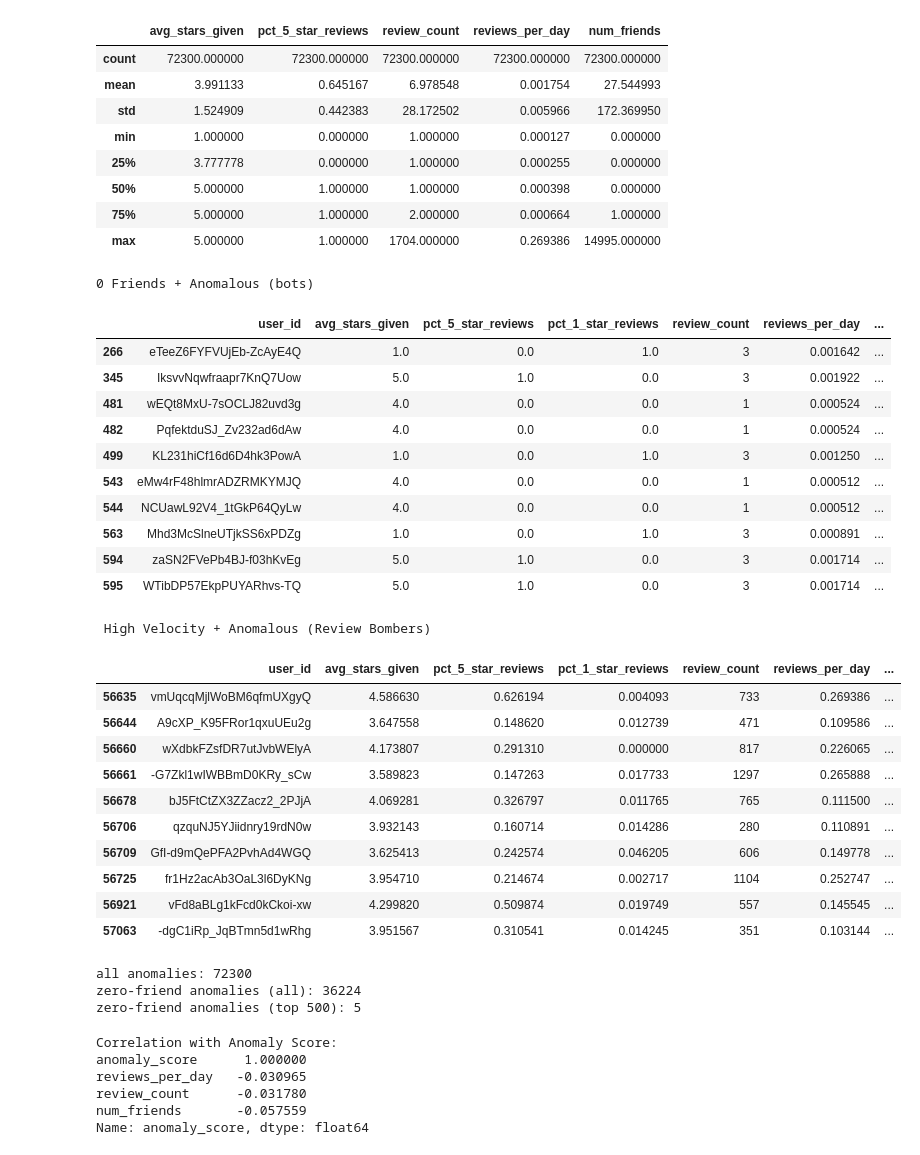
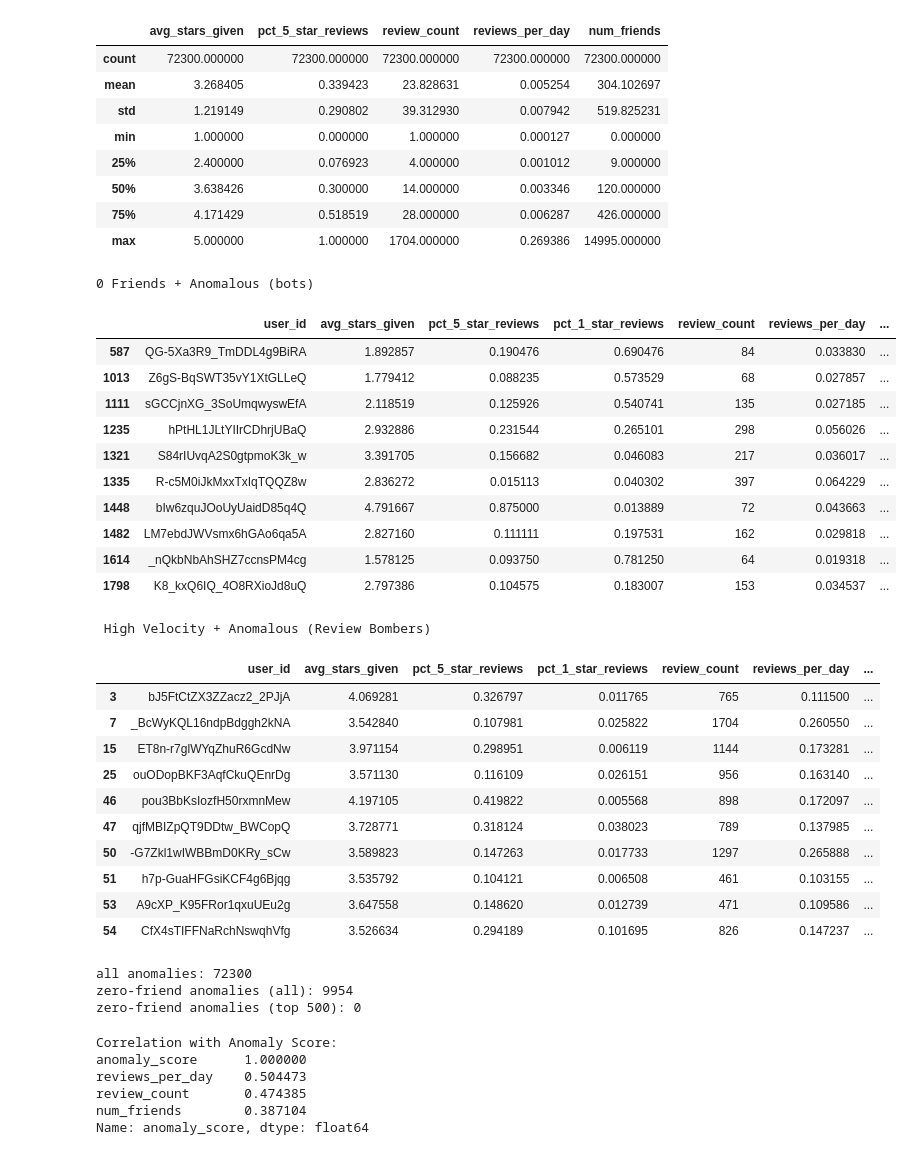
Before and after one commit to lpakingan/DATA228_GroupProject, a Jupyter notebook: notebooks/user_anomaly_analysis.ipynb, the cells around one changed output. Saved outputs shown, nothing was run; the diff lists cells and outputs as text; code cells hidden in the pictures.

```diff
--- a/notebooks/user_anomaly_analysis.ipynb
+++ b/notebooks/user_anomaly_analysis.ipynb
@@ -1,9 +1,7 @@
 # %%
 import pandas as pd
 
-#df = pd.read_parquet("../outputs/user_anomaly_scores.parquet")
-# Comment out for comparison purposes
-df = pd.read_parquet("../outputs/user_anomaly_scores_winner.parquet")
+df = pd.read_parquet("../outputs/user_anomaly_scores.parquet")
 
 df.head()
 # %% [output]
@@ -45,71 +108,62 @@ df[df["is_anomaly"] == 1][[
 # %% [output]
 |  | avg_stars_given | pct_5_star_reviews | review_count | reviews_per_day | num_friends |
 | count | 72300.000000 | 72300.000000 | 72300.000000 | 72300.000000 | 72300.000000 |
-| mean | 3.991133 | 0.645167 | 6.978548 | 0.001754 | 27.544993 |
-| std | 1.524909 | 0.442383 | 28.172502 | 0.005966 | 172.369950 |
+| mean | 3.268405 | 0.339423 | 23.828631 | 0.005254 | 304.102697 |
+| std | 1.219149 | 0.290802 | 39.312930 | 0.007942 | 519.825231 |
 | min | 1.000000 | 0.000000 | 1.000000 | 0.000127 | 0.000000 |
-| 25% | 3.777778 | 0.000000 | 1.000000 | 0.000255 | 0.000000 |
-| 50% | 5.000000 | 1.000000 | 1.000000 | 0.000398 | 0.000000 |
-| 75% | 5.000000 | 1.000000 | 2.000000 | 0.000664 | 1.000000 |
+| 25% | 2.400000 | 0.076923 | 4.000000 | 0.001012 | 9.000000 |
+| 50% | 3.638426 | 0.300000 | 14.000000 | 0.003346 | 120.000000 |
+| 75% | 4.171429 | 0.518519 | 28.000000 | 0.006287 | 426.000000 |
 | max | 5.000000 | 1.000000 | 1704.000000 | 0.269386 | 14995.000000 |
 # %%
-import pandas as pd
-from pathlib import Path
-
-# Load Phase 2 results (winner sweep output)
-PROJECT_ROOT = Path.cwd().parent
-ANOMALY_PATH = PROJECT_ROOT / "outputs" / "user_anomaly_scores_winner.parquet"
-
-df = pd.read_parquet(ANOMALY_PATH)
-
 top_anomalies = (
     df[df["is_anomaly"] == 1]
     .sort_values("anomaly_score", ascending=False)
 )
-# Find users with 0 friends who are in anomaly list
-# bots
+# Find potential bots
+# Users with 0 friends and are in anomaly list
 bots = top_anomalies[
     (top_anomalies['num_friends'] == 0) &
     (top_anomalies['is_anomaly'] == 1)
 ].head(10)
 
 # Find "Review Bombers"
-# (Using 0.1 instead of 1.0 based on max of 0.269)
+# (Using 0.1 instead based on max of 0.269)
 bombers = top_anomalies[
     (top_anomalies['reviews_per_day'] > 0.1) &
     (top_anomalies['is_anomaly'] == 1)
 ].head(10)
 
 print("0 Friends + Anomalous (bots)")
 display(bots)
 
 print("\n High Velocity + Anomalous (Review Bombers)")
 display(bombers)
 # %% [output]
 0 Friends + Anomalous (bots)
 |  | user_id | avg_stars_given | pct_5_star_reviews | pct_1_star_reviews | review_count | reviews_per_day | ... |
-| 266 | eTeeZ6FYFVUjEb-ZcAyE4Q | 1.0 | 0.0 | 1.0 | 3 | 0.001642 | ... |
-| 345 | IksvvNqwfraapr7KnQ7Uow | 5.0 | 1.0 | 0.0 | 3 | 0.001922 | ... |
-| 481 | wEQt8MxU-7sOCLJ82uvd3g | 4.0 | 0.0 | 0.0 | 1 | 0.000524 | ... |
-| 482 | PqfektduSJ_Zv232ad6dAw | 4.0 | 0.0 | 0.0 | 1 | 0.000524 | ... |
-| 499 | KL231hiCf16d6D4hk3PowA | 1.0 | 0.0 | 1.0 | 3 | 0.001250 | ... |
-| 543 | eMw4rF48hlmrADZRMKYMJQ | 4.0 | 0.0 | 0.0 | 1 | 0.000512 | ... |
-| 544 | NCUawL92V4_1tGkP64QyLw | 4.0 | 0.0 | 0.0 | 1 | 0.000512 | ... |
-| 563 | Mhd3McSlneUTjkSS6xPDZg | 1.0 | 0.0 | 1.0 | 3 | 0.000891 | ... |
-| 594 | zaSN2FVePb4BJ-f03hKvEg | 5.0 | 1.0 | 0.0 | 3 | 0.001714 | ... |
-| 595 | WTibDP57EkpPUYARhvs-TQ | 5.0 | 1.0 | 0.0 | 3 | 0.001714 | ... |
+| 587 | QG-5Xa3R9_TmDDL4g9BiRA | 1.892857 | 0.190476 | 0.690476 | 84 | 0.033830 | ... |
+| 1013 | Z6gS-BqSWT35vY1XtGLLeQ | 1.779412 | 0.088235 | 0.573529 | 68 | 0.027857 | ... |
+| 1111 | sGCCjnXG_3SoUmqwyswEfA | 2.118519 | 0.125926 | 0.540741 | 135 | 0.027185 | ... |
+| 1235 | hPtHL1JLtYIIrCDhrjUBaQ | 2.932886 | 0.231544 | 0.265101 | 298 | 0.056026 | ... |
+| 1321 | S84rIUvqA2S0gtpmoK3k_w | 3.391705 | 0.156682 | 0.046083 | 217 | 0.036017 | ... |
+| 1335 | R-c5M0iJkMxxTxIqTQQZ8w | 2.836272 | 0.015113 | 0.040302 | 397 | 0.064229 | ... |
+| 1448 | bIw6zquJOoUyUaidD85q4Q | 4.791667 | 0.875000 | 0.013889 | 72 | 0.043663 | ... |
+| 1482 | LM7ebdJWVsmx6hGAo6qa5A | 2.827160 | 0.111111 | 0.197531 | 162 | 0.029818 | ... |
+| 1614 | _nQkbNbAhSHZ7ccnsPM4cg | 1.578125 | 0.093750 | 0.781250 | 64 | 0.019318 | ... |
+| 1798 | K8_kxQ6IQ_4O8RXioJd8uQ | 2.797386 | 0.104575 | 0.183007 | 153 | 0.034537 | ... |
  High Velocity + Anomalous (Review Bombers)
 |  | user_id | avg_stars_given | pct_5_star_reviews | pct_1_star_reviews | review_count | reviews_per_day | ... |
-| 56635 | vmUqcqMjlWoBM6qfmUXgyQ | 4.586630 | 0.626194 | 0.004093 | 733 | 0.269386 | ... |
-| 56644 | A9cXP_K95FRor1qxuUEu2g | 3.647558 | 0.148620 | 0.012739 | 471 | 0.109586 | ... |
-| 56660 | wXdbkFZsfDR7utJvbWElyA | 4.173807 | 0.291310 | 0.000000 | 817 | 0.226065 | ... |
-| 56661 | -G7Zkl1wIWBBmD0KRy_sCw | 3.589823 | 0.147263 | 0.017733 | 1297 | 0.265888 | ... |
-| 56678 | bJ5FtCtZX3ZZacz2_2PJjA | 4.069281 | 0.326797 | 0.011765 | 765 | 0.111500 | ... |
-| 56706 | qzquNJ5YJiidnry19rdN0w | 3.932143 | 0.160714 | 0.014286 | 280 | 0.110891 | ... |
-| 56709 | GfI-d9mQePFA2PvhAd4WGQ | 3.625413 | 0.242574 | 0.046205 | 606 | 0.149778 | ... |
-| 56725 | fr1Hz2acAb3OaL3l6DyKNg | 3.954710 | 0.214674 | 0.002717 | 1104 | 0.252747 | ... |
-| 56921 | vFd8aBLg1kFcd0kCkoi-xw | 4.299820 | 0.509874 | 0.019749 | 557 | 0.145545 | ... |
-| 57063 | -dgC1iRp_JqBTmn5d1wRhg | 3.951567 | 0.310541 | 0.014245 | 351 | 0.103144 | ... |
+| 3 | bJ5FtCtZX3ZZacz2_2PJjA | 4.069281 | 0.326797 | 0.011765 | 765 | 0.111500 | ... |
+| 7 | _BcWyKQL16ndpBdggh2kNA | 3.542840 | 0.107981 | 0.025822 | 1704 | 0.260550 | ... |
+| 15 | ET8n-r7glWYqZhuR6GcdNw | 3.971154 | 0.298951 | 0.006119 | 1144 | 0.173281 | ... |
+| 25 | ouODopBKF3AqfCkuQEnrDg | 3.571130 | 0.116109 | 0.026151 | 956 | 0.163140 | ... |
+| 46 | pou3BbKsIozfH50rxmnMew | 4.197105 | 0.419822 | 0.005568 | 898 | 0.172097 | ... |
+| 47 | qjfMBIZpQT9DDtw_BWCopQ | 3.728771 | 0.318124 | 0.038023 | 789 | 0.137985 | ... |
+| 50 | -G7Zkl1wIWBBmD0KRy_sCw | 3.589823 | 0.147263 | 0.017733 | 1297 | 0.265888 | ... |
+| 51 | h7p-GuaHFGsiKCF4g6Bjqg | 3.535792 | 0.104121 | 0.006508 | 461 | 0.103155 | ... |
+| 53 | A9cXP_K95FRor1qxuUEu2g | 3.647558 | 0.148620 | 0.012739 | 471 | 0.109586 | ... |
+| 54 | CfX4sTIFFNaRchNswqhVfg | 3.526634 | 0.294189 | 0.101695 | 826 | 0.147237 | ... |
 # %%
 # all anomalies Check
 anomalies = df[df["is_anomaly"] == 1]
@@ -122,8 +176,8 @@ top_anomalies = anomalies.sort_values("anomaly_score", ascending=False).head(500
 print("zero-friend anomalies (top 500):", ((top_anomalies["num_friends"] == 0)).sum())
 # %% [output]
 all anomalies: 72300
-zero-friend anomalies (all): 36224
-zero-friend anomalies (top 500): 5
+zero-friend anomalies (all): 9954
+zero-friend anomalies (top 500): 0
 # %%
 # Calculate correlation between all numeric columns
 correlation_matrix = df[["anomaly_score", "num_friends", "reviews_per_day", "review_count"]].corr()
@@ -134,9 +188,9 @@ print(correlation_matrix["anomaly_score"].sort_values(ascending=False))
 # %% [output]
 Correlation with Anomaly Score:
 anomaly_score      1.000000
-reviews_per_day   -0.030965
-review_count      -0.031780
-num_friends       -0.057559
+reviews_per_day    0.504473
+review_count       0.474385
+num_friends        0.387104
 Name: anomaly_score, dtype: float64
 # %%
 import matplotlib.pyplot as plt
```
Also changed, not shown: parts of 14 cells of this notebook, 1 other file.
